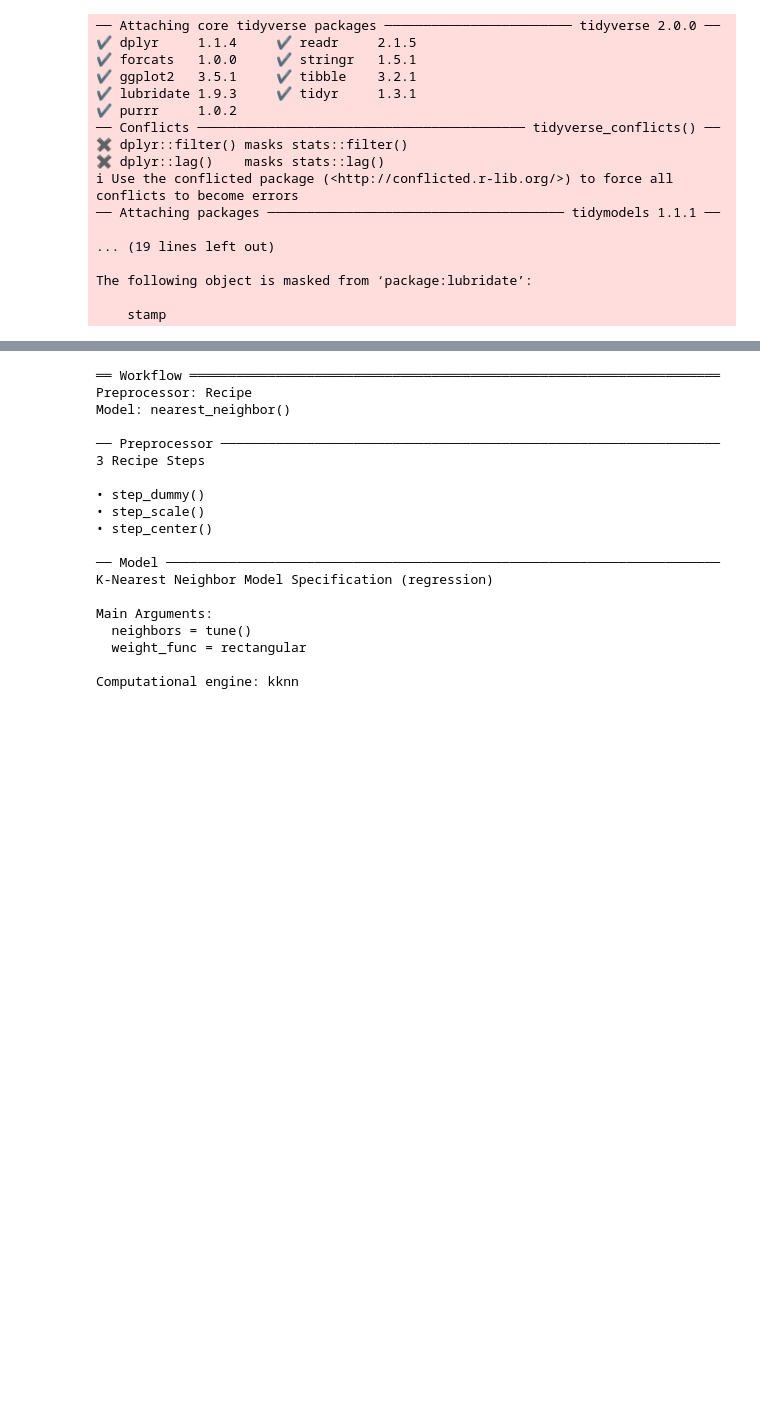
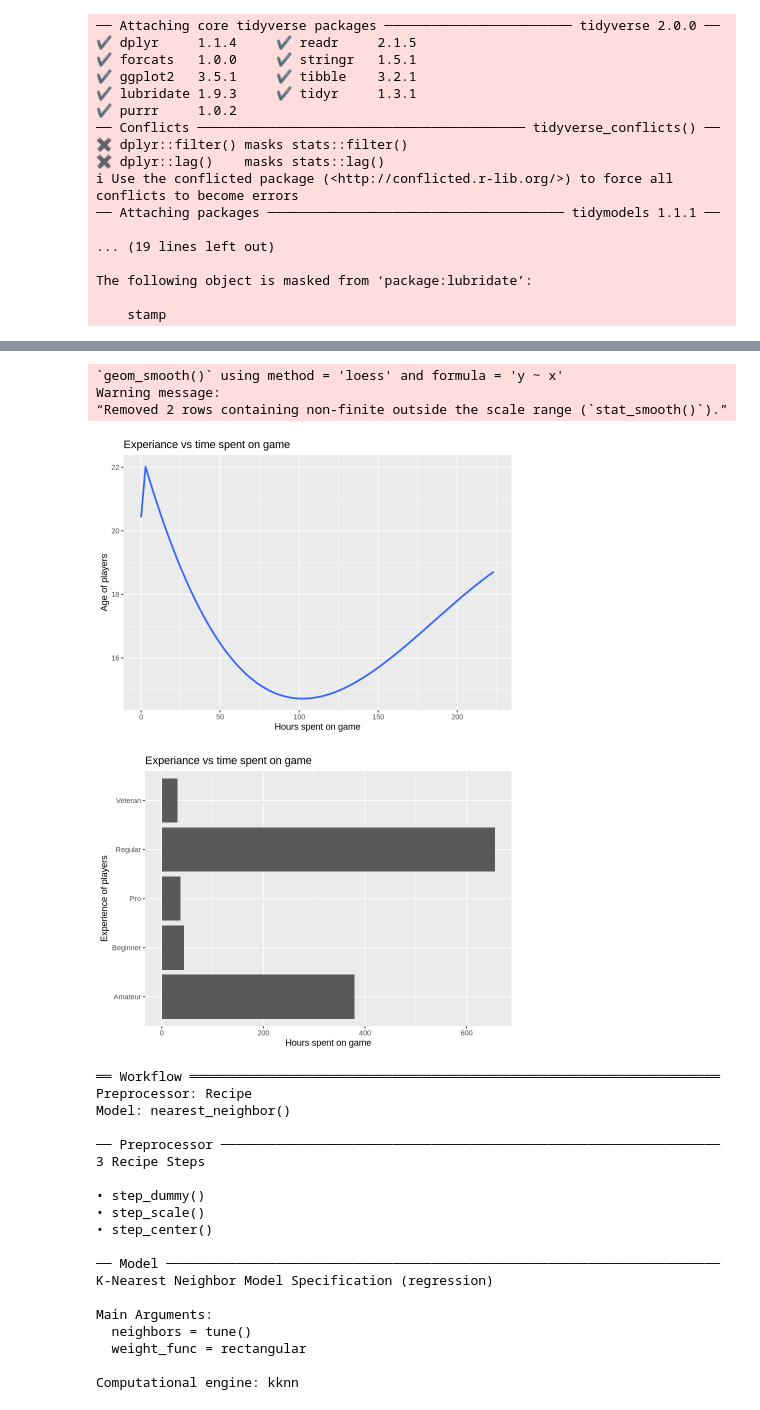
Before and after one commit to AnaSri-DSCI/dsci-100-2025-group-005-18, a Jupyter notebook: DSCI_Final_Project.ipynb, the cells around one changed output, grey strips where cells are left out. Cells and saved outputs as stored; diff of their text form; code cells hidden in the pictures; blank space fills up the shorter version.

Commit message:
graphs

```diff
--- a/DSCI_Final_Project.ipynb
+++ b/DSCI_Final_Project.ipynb
@@ -89,3 +56,27 @@ A tibble: 50 × 3
+# %%
+options(repr.plot.width=7, repr.plot.height=5)
+players_plot_experience<-players_select|>
+                         ggplot(aes(x=played_hours,y=experience))+
+                         geom_bar(stat = "Identity")+
+                         labs(x="Hours spent on game",y="Experience of players")+
+                         ggtitle("Experiance vs time spent on game")
+
+
+
+players_plot_Age<-players_select|>
+                         ggplot(aes(x=played_hours,y=Age))+
+                         geom_smooth(method = "auto", se = FALSE)+
+                         labs(x="Hours spent on game",y="Age of players")+
+                         ggtitle("Experiance vs time spent on game")
+
+players_plot_Age
+players_plot_experience
+# %% [output]
+`geom_smooth()` using method = 'loess' and formula = 'y ~ x'
+Warning message:
+“Removed 2 rows containing non-finite outside the scale range (`stat_smooth()`).”
+[figure, added]
+[figure, added]
 # %%
 players_spec <- nearest_neighbor(weight_func = "rectangular", neighbors = tune()) |>
     set_engine("kknn") |>
```
Also changed, not shown: parts of 1 cell of this notebook.
